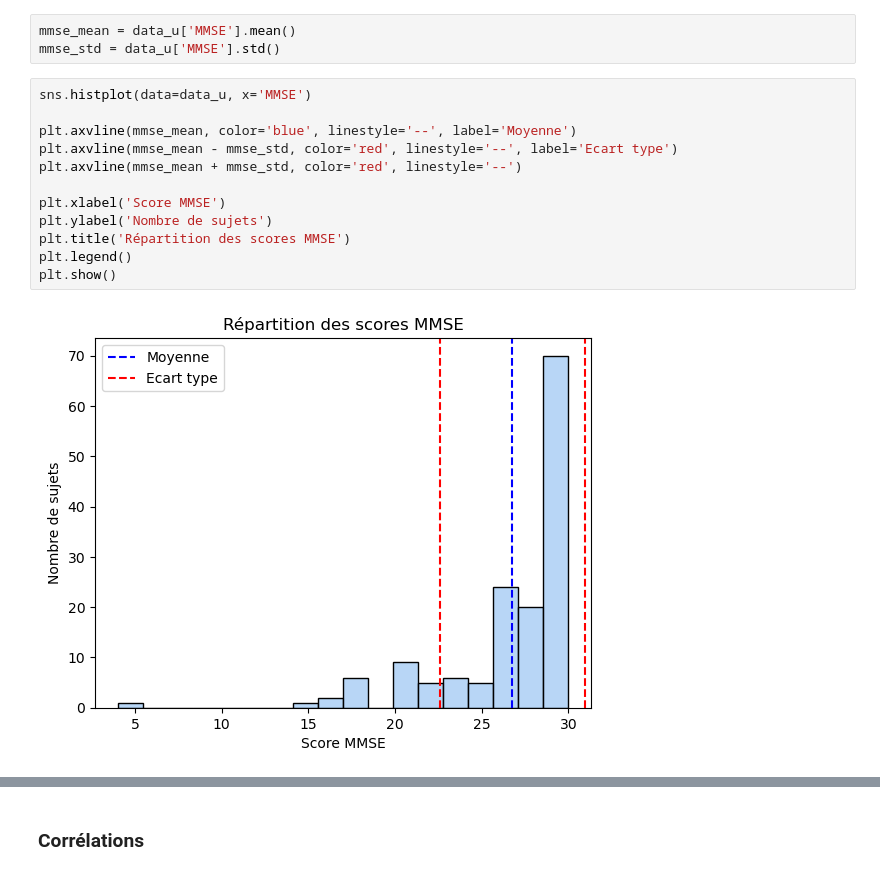
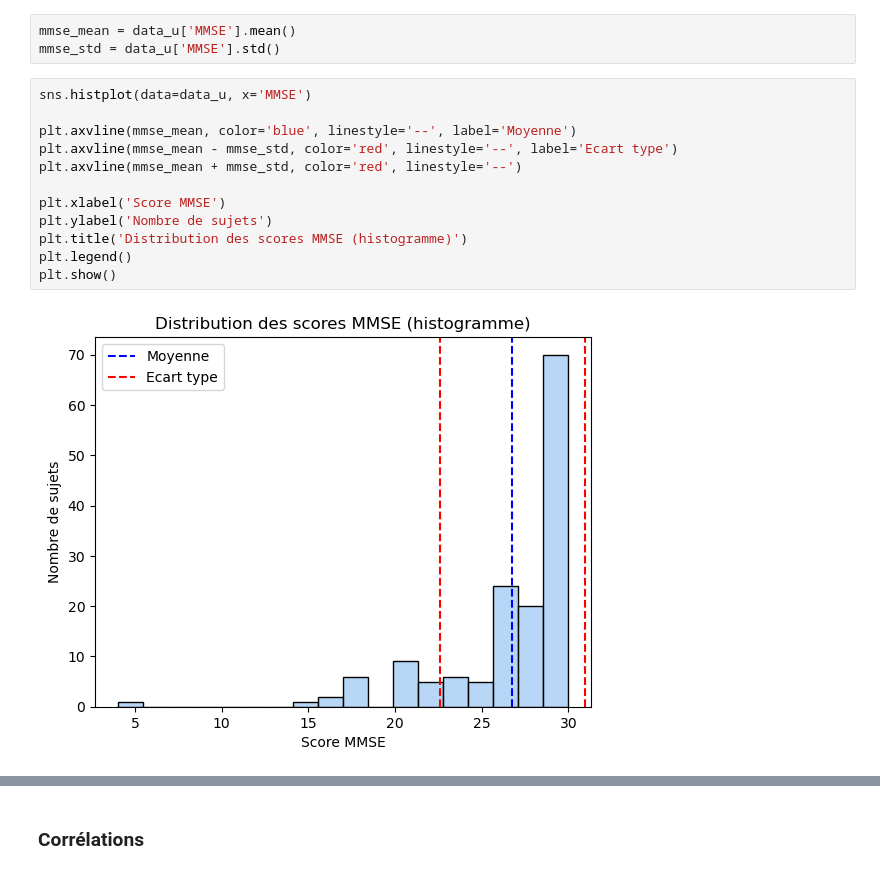
Before and after one commit to Kartmaan/alzheimer, a Jupyter notebook: alz_long.ipynb, the cells around one changed output, grey strips where cells are left out. Drawn from its saved outputs; the diff is of its cells as text.

```diff
--- a/alz_long.ipynb
+++ b/alz_long.ipynb
@@ -390,14 +398,14 @@ mmse_std = data_u['MMSE'].std()
 # %%
 sns.histplot(data=data_u, x='MMSE')
 
 plt.axvline(mmse_mean, color='blue', linestyle='--', label='Moyenne')
 plt.axvline(mmse_mean - mmse_std, color='red', linestyle='--', label='Ecart type')
 plt.axvline(mmse_mean + mmse_std, color='red', linestyle='--')
 
 plt.xlabel('Score MMSE')
 plt.ylabel('Nombre de sujets')
-plt.title('Répartition des scores MMSE')
+plt.title('Distribution des scores MMSE (histogramme)')
 plt.legend()
 plt.show()
 # %% [output]
-[figure, old version]
+[figure, new version]
```
Also changed, not shown: parts of 13 cells of this notebook.
